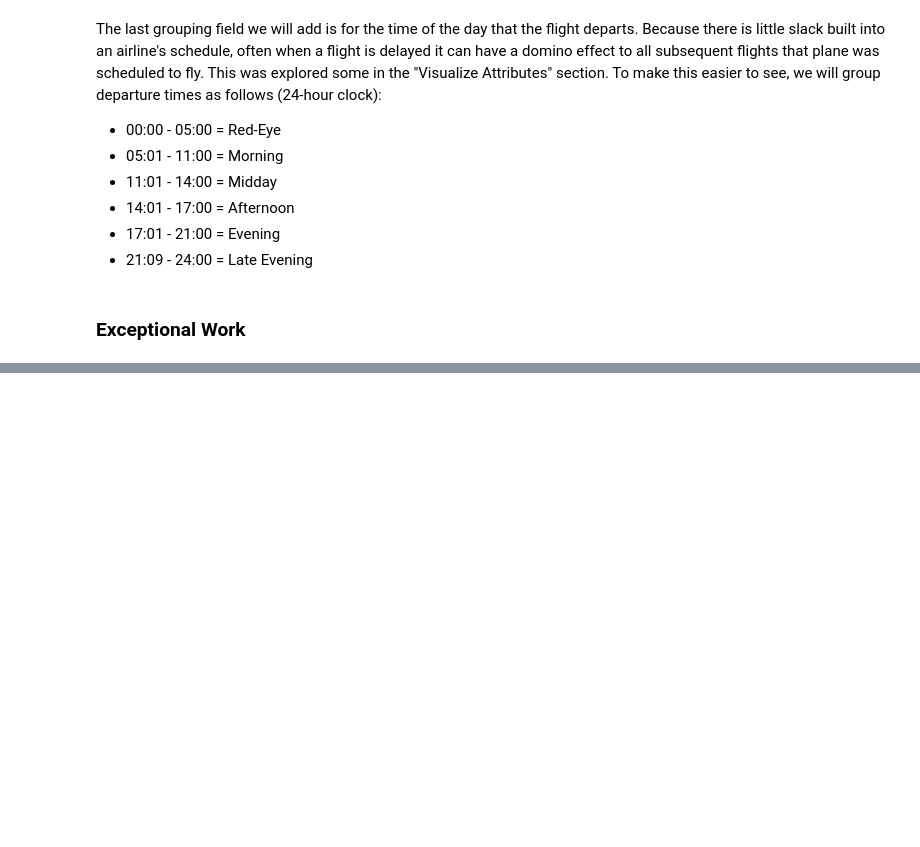
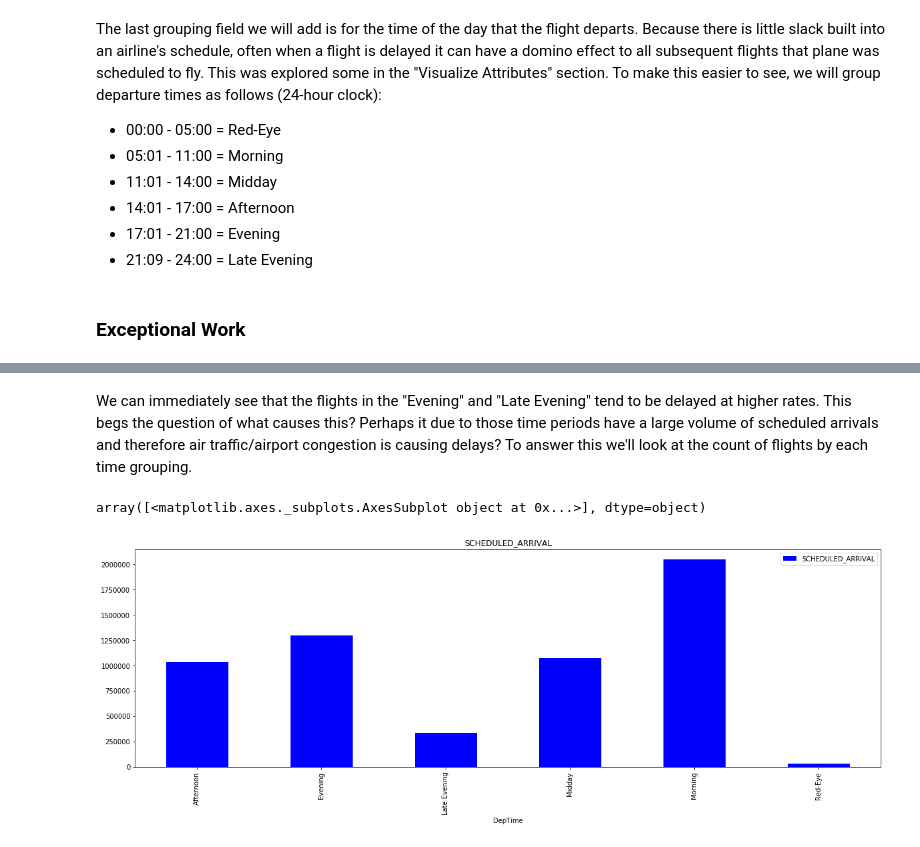
Before and after one commit to JackNelson/MSDS7331_Project1, a Jupyter notebook: Project1.ipynb, the cells around one changed output, grey strips where cells are left out. Drawn from its saved outputs; the diff is of its cells as text; code cells hidden in the pictures; blank space fills up the shorter version.

```diff
--- a/Project1.ipynb
+++ b/Project1.ipynb
@@ -624,0 +639,9 @@ df4['DepTime'] = np.where(df4.SCHEDULED_DEPARTURE < 501,'Red-Eye',
+# %% [markdown]
+We can immediately see that the flights in the "Evening" and "Late Evening" tend to be delayed at higher rates. This begs the question of what causes this? Perhaps it due to those time periods have a large volume of scheduled arrivals and therefore air traffic/airport congestion is causing delays? To answer this we'll look at the count of flights by each time grouping.
+# %%
+df_delay = pd.DataFrame(df4.groupby('DepTime').count()['SCHEDULED_ARRIVAL'])
+
+df_delay.plot(kind='bar',subplots=True,color='B',figsize=(20,6),legend=True)
+# %% [output]
+array([<matplotlib.axes._subplots.AxesSubplot object at 0x...>], dtype=object)
+[figure, added]
```
Also changed, not shown: parts of 16 cells of this notebook.
